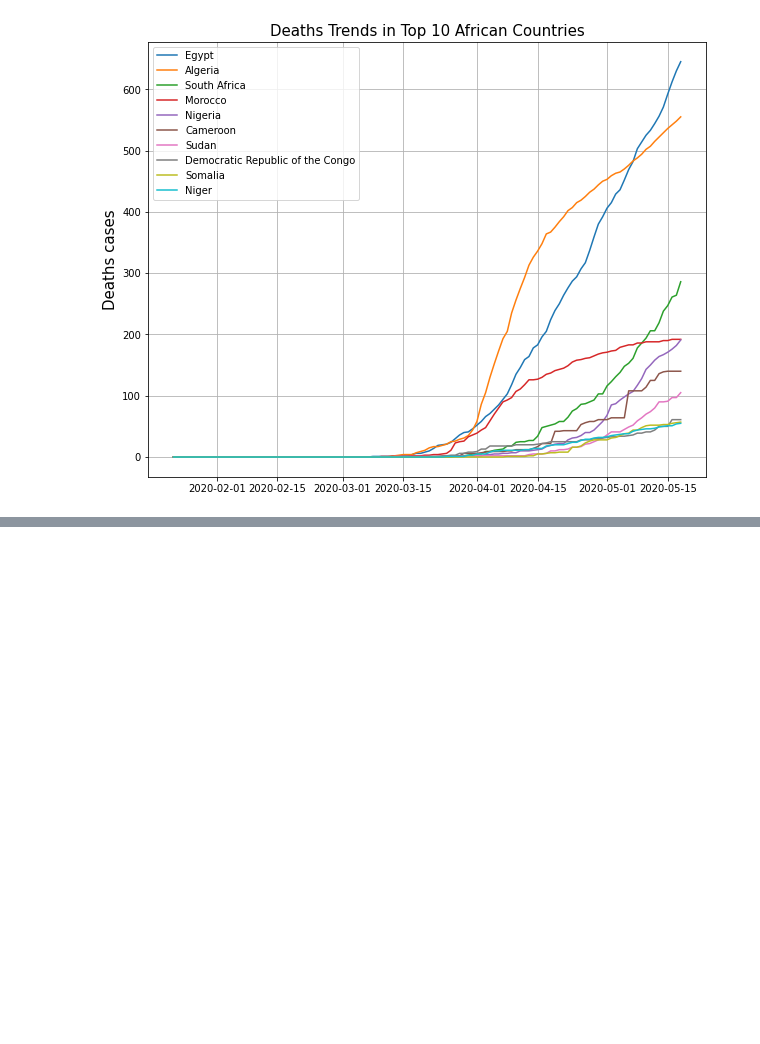
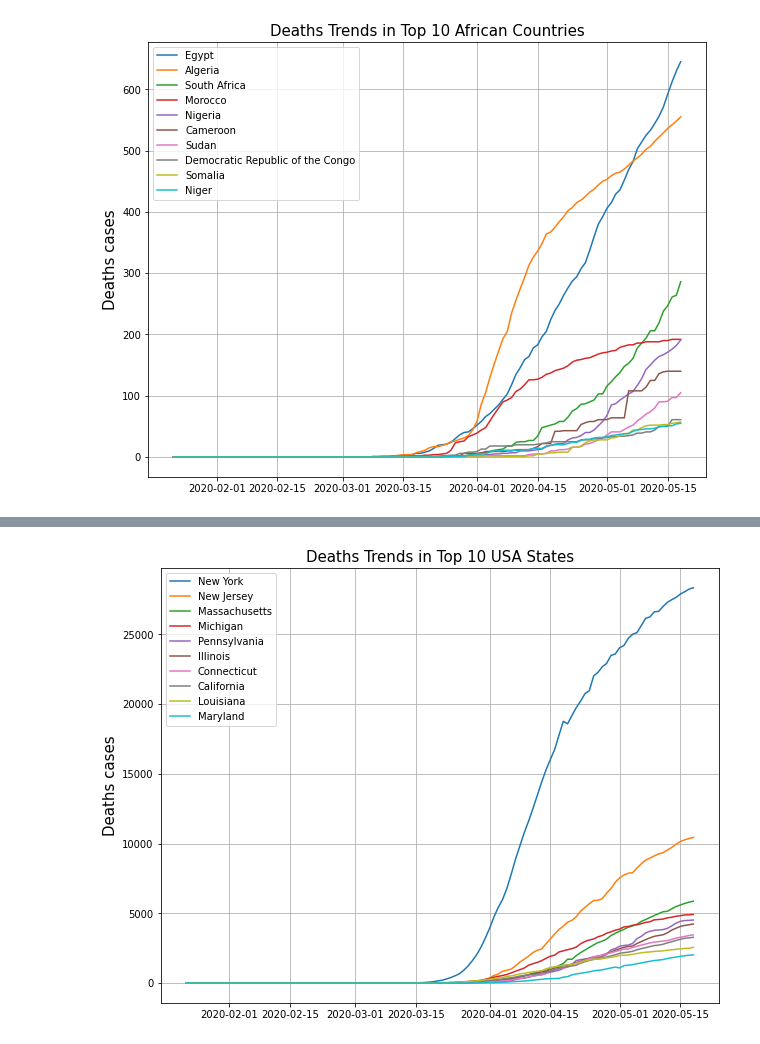
Before and after one commit to ShionFujimori/covid19-analysis, a Jupyter notebook: covid19_analysis.ipynb, the cells around one changed output, grey strips where cells are left out. Drawn from its saved outputs; the diff is of its cells as text; code cells hidden in the pictures; blank space fills up the shorter version.

```diff
--- a/covid19_analysis.ipynb
+++ b/covid19_analysis.ipynb
@@ -866,0 +910,11 @@ plt.show()
+# %%
+# Top 10 Deaths Cases lineplot
+plt.figure(figsize=(10, 8))
+for index in us_deaths_top.index:
+  sns.lineplot(x=pd.to_datetime(us_deaths_top.columns), y=us_deaths_top.loc[index, :], label=index)
+plt.grid()
+plt.ylabel("Deaths cases", fontsize=15)
+plt.title("Deaths Trends in Top 10 USA States", fontsize=15)
+plt.show()
+# %% [output]
+[figure, added]
```
Also changed, not shown: parts of 4 cells of this notebook.
